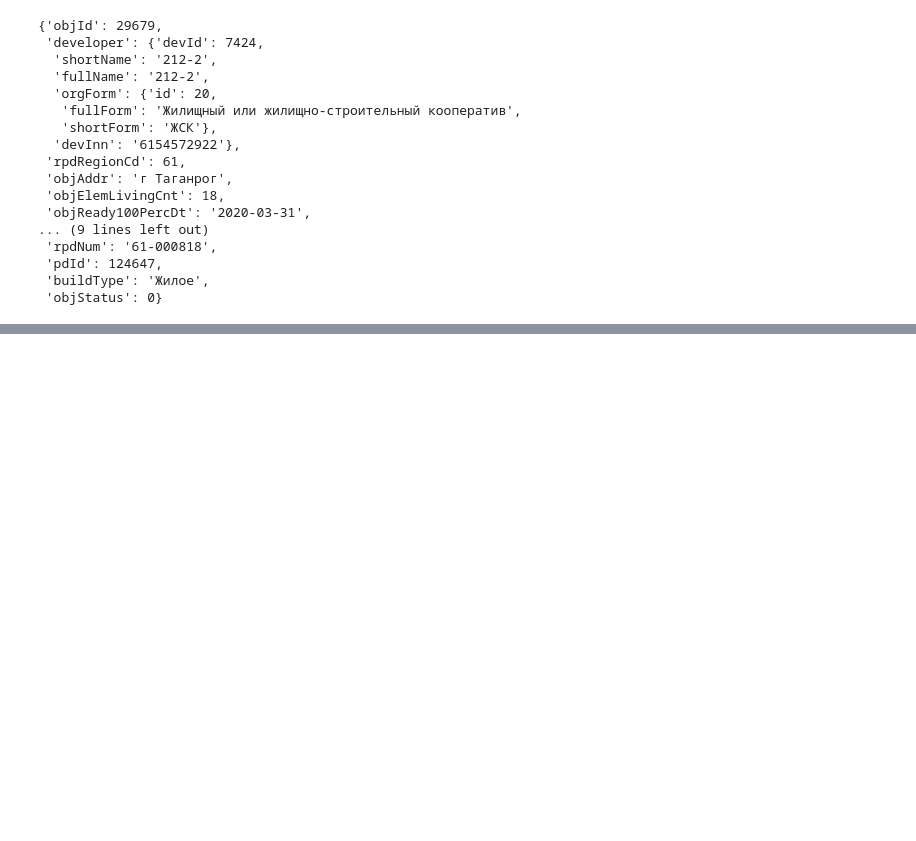
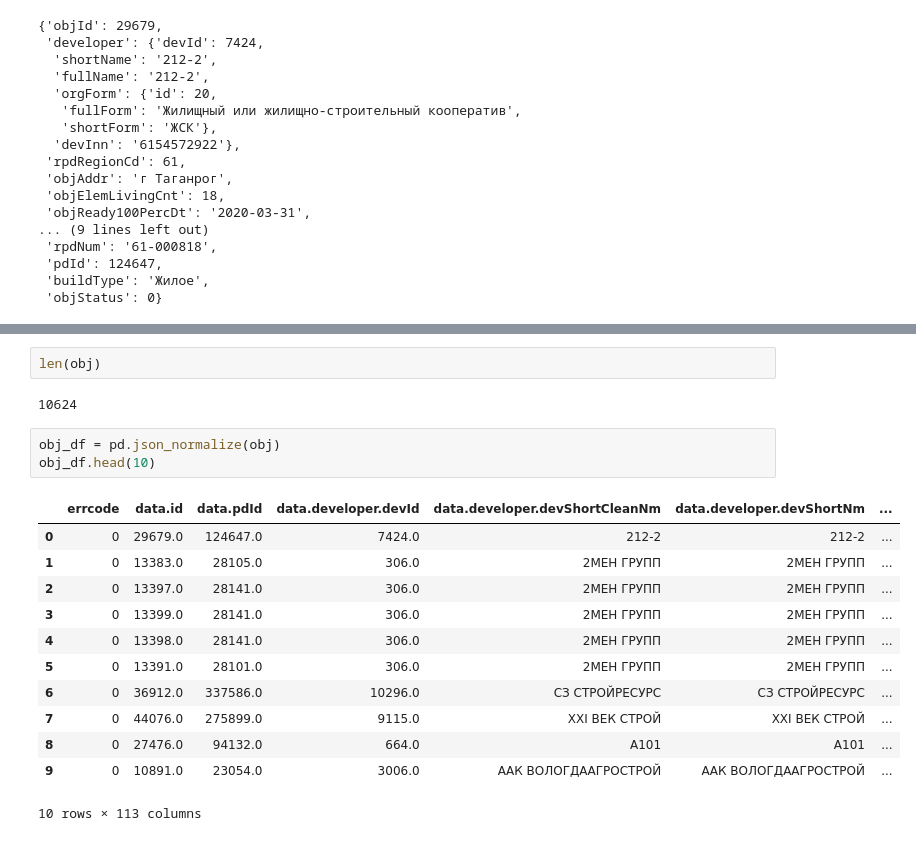
Before and after one commit to Lapina-SL/ds-reboot, a Jupyter notebook: Task1/Task1_dmrf.ipynb, the cells around one changed output, grey strips where cells are left out. Saved outputs shown, nothing was run; the diff lists cells and outputs as text; blank space fills up the shorter version.

```diff
--- a/Task1/Task1_dmrf.ipynb
+++ b/Task1/Task1_dmrf.ipynb
@@ -82,0 +95,20 @@ df.head(10)
+# %%
+len(obj)
+# %% [output]
+10624
+# %%
+obj_df = pd.json_normalize(obj)
+obj_df.head(10)
+# %% [output]
+|  | errcode | data.id | data.pdId | data.developer.devId | data.developer.devShortCleanNm | data.developer.devShortNm | ... |
+| 0 | 0 | 29679.0 | 124647.0 | 7424.0 | 212-2 | 212-2 | ... |
+| 1 | 0 | 13383.0 | 28105.0 | 306.0 | 2МЕН ГРУПП | 2МЕН ГРУПП | ... |
+| 2 | 0 | 13397.0 | 28141.0 | 306.0 | 2МЕН ГРУПП | 2МЕН ГРУПП | ... |
+| 3 | 0 | 13399.0 | 28141.0 | 306.0 | 2МЕН ГРУПП | 2МЕН ГРУПП | ... |
+| 4 | 0 | 13398.0 | 28141.0 | 306.0 | 2МЕН ГРУПП | 2МЕН ГРУПП | ... |
+| 5 | 0 | 13391.0 | 28101.0 | 306.0 | 2МЕН ГРУПП | 2МЕН ГРУПП | ... |
+| 6 | 0 | 36912.0 | 337586.0 | 10296.0 | CЗ СТРОЙРЕСУРС | CЗ СТРОЙРЕСУРС | ... |
+| 7 | 0 | 44076.0 | 275899.0 | 9115.0 | XXI ВЕК СТРОЙ | XXI ВЕК СТРОЙ | ... |
+| 8 | 0 | 27476.0 | 94132.0 | 664.0 | А101 | А101 | ... |
+| 9 | 0 | 10891.0 | 23054.0 | 3006.0 | ААК ВОЛОГДААГРОСТРОЙ | ААК ВОЛОГДААГРОСТРОЙ | ... |
+10 rows × 113 columns
```
Also changed, not shown: parts of 16 cells of this notebook, 3 other files.
